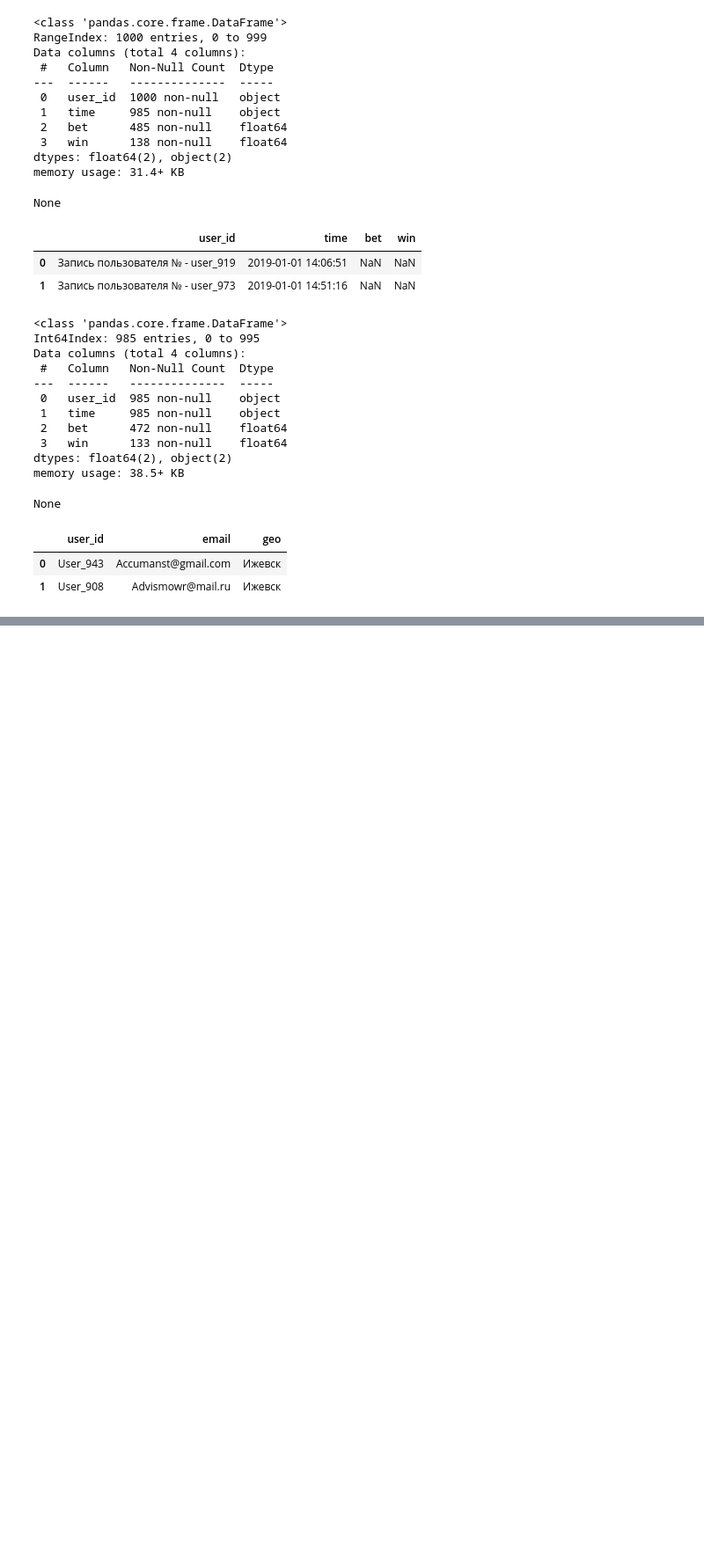
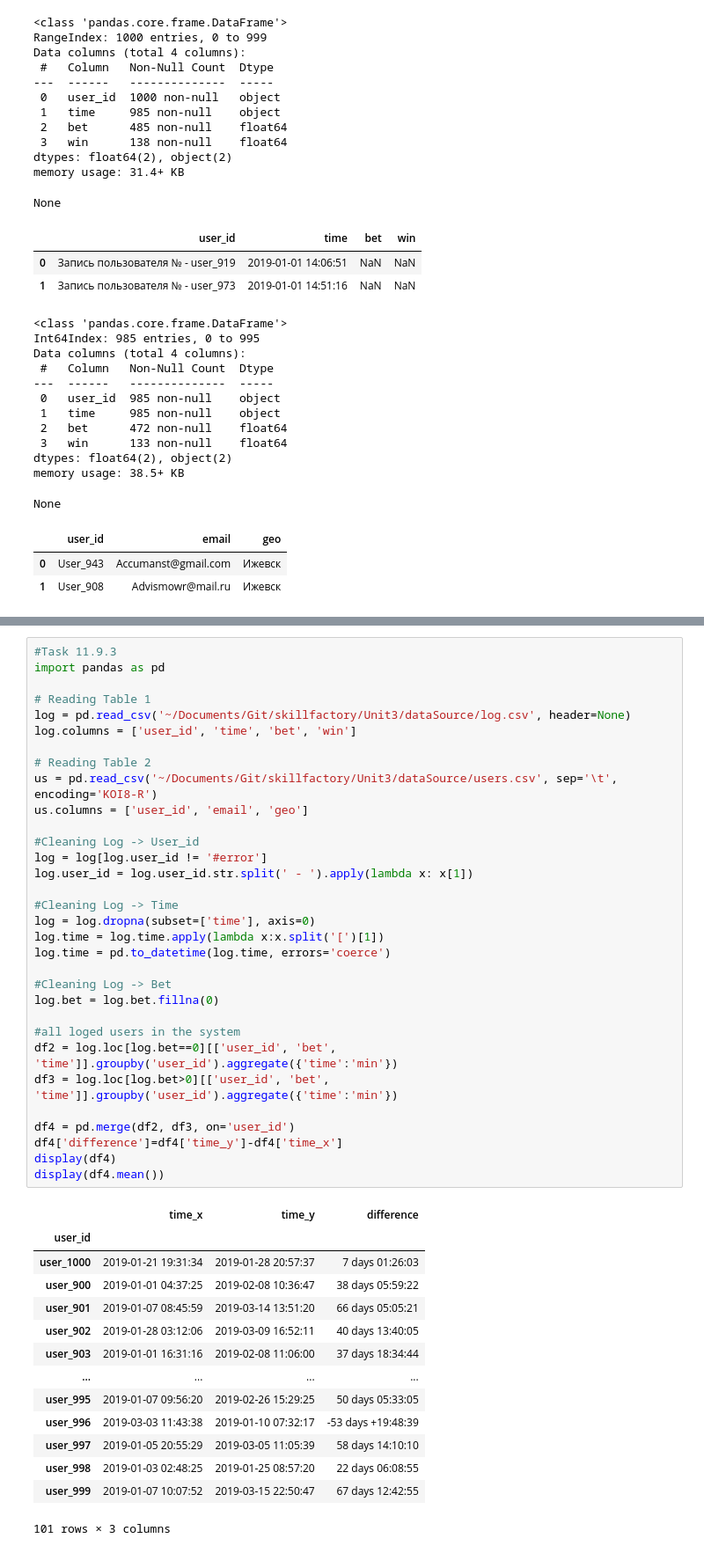
Before and after one commit to elynets/skillfactory, a Jupyter notebook: Unit3/Unit3-2-Py11.ipynb, the cells around one changed output, grey strips where cells are left out. Shown: that part at 88% size. Cells and saved outputs as stored; diff of their text form; blank space fills up the shorter version.

```diff
--- a/Unit3/Unit3-2-Py11.ipynb
+++ b/Unit3/Unit3-2-Py11.ipynb
@@ -297,0 +617,47 @@ Name: daytime, dtype: int64
+# %%
+#Task 11.9.3
+import pandas as pd
+
+# Reading Table 1
+log = pd.read_csv('~/Documents/Git/skillfactory/Unit3/dataSource/log.csv', header=None)
+log.columns = ['user_id', 'time', 'bet', 'win']
+
+# Reading Table 2
+us = pd.read_csv('~/Documents/Git/skillfactory/Unit3/dataSource/users.csv', sep='\t', encoding='KOI8-R')
+us.columns = ['user_id', 'email', 'geo']
+
+#Cleaning Log -> User_id
+log = log[log.user_id != '#error']
+log.user_id = log.user_id.str.split(' - ').apply(lambda x: x[1])
+
+#Cleaning Log -> Time
+log = log.dropna(subset=['time'], axis=0)
+log.time = log.time.apply(lambda x:x.split('[')[1])
+log.time = pd.to_datetime(log.time, errors='coerce')
+
+#Cleaning Log -> Bet
+log.bet = log.bet.fillna(0)
+
+#all loged users in the system
+df2 = log.loc[log.bet==0][['user_id', 'bet', 'time']].groupby('user_id').aggregate({'time':'min'})
+df3 = log.loc[log.bet>0][['user_id', 'bet', 'time']].groupby('user_id').aggregate({'time':'min'})
+
+df4 = pd.merge(df2, df3, on='user_id')
+df4['difference']=df4['time_y']-df4['time_x']
+display(df4)
+display(df4.mean())
+# %% [output]
+|  | time_x | time_y | difference |
+| user_id |  |  |  |
+| user_1000 | 2019-01-21 19:31:34 | 2019-01-28 20:57:37 | 7 days 01:26:03 |
+| user_900 | 2019-01-01 04:37:25 | 2019-02-08 10:36:47 | 38 days 05:59:22 |
+| user_901 | 2019-01-07 08:45:59 | 2019-03-14 13:51:20 | 66 days 05:05:21 |
+| user_902 | 2019-01-28 03:12:06 | 2019-03-09 16:52:11 | 40 days 13:40:05 |
+| user_903 | 2019-01-01 16:31:16 | 2019-02-08 11:06:00 | 37 days 18:34:44 |
+| ... | ... | ... | ... |
+| user_995 | 2019-01-07 09:56:20 | 2019-02-26 15:29:25 | 50 days 05:33:05 |
+| user_996 | 2019-03-03 11:43:38 | 2019-01-10 07:32:17 | -53 days +19:48:39 |
+| user_997 | 2019-01-05 20:55:29 | 2019-03-05 11:05:39 | 58 days 14:10:10 |
+| user_998 | 2019-01-03 02:48:25 | 2019-01-25 08:57:20 | 22 days 06:08:55 |
+| user_999 | 2019-01-07 10:07:52 | 2019-03-15 22:50:47 | 67 days 12:42:55 |
+101 rows × 3 columns
```
Also changed, not shown: parts of 15 cells of this notebook.
